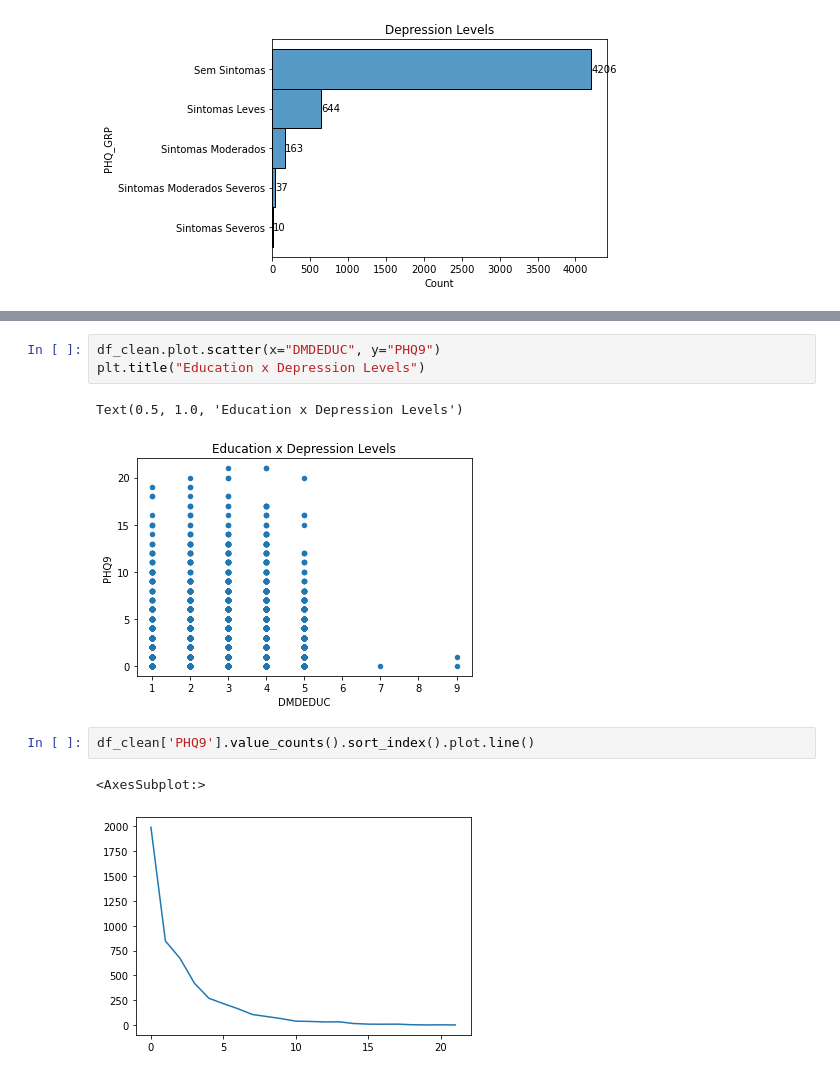
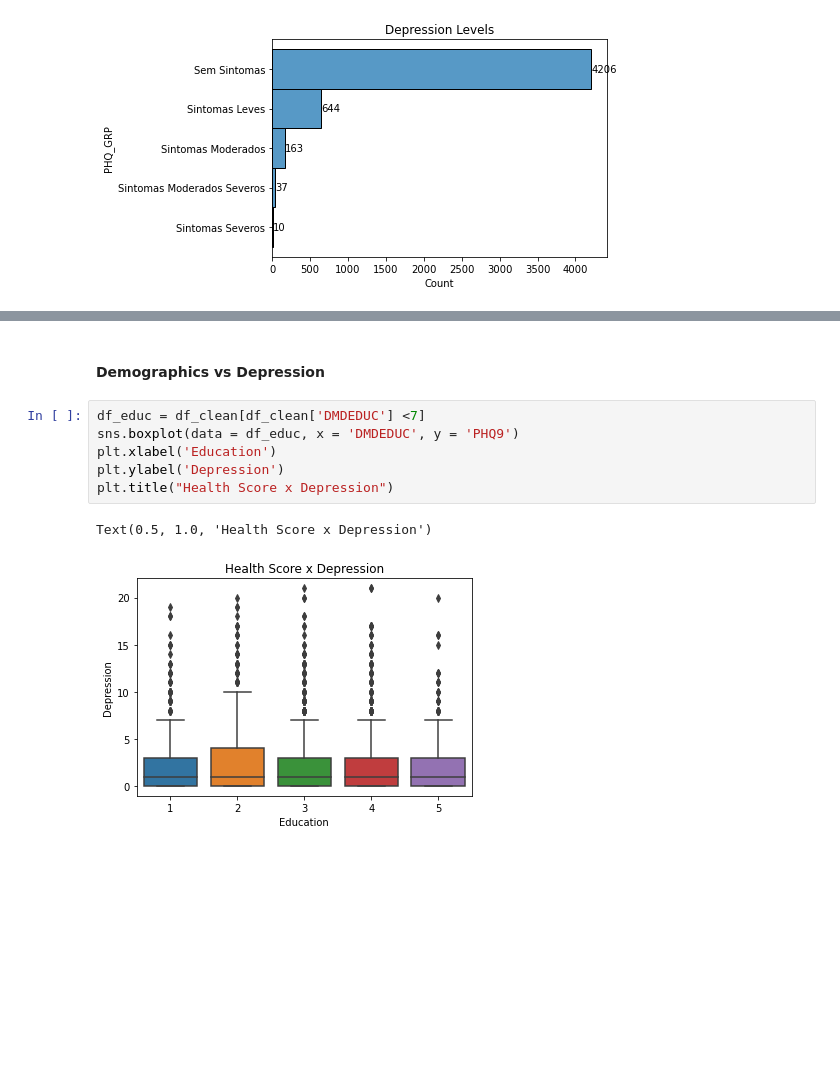
Before and after one commit to onemarcos/Tera-Jupyter-Notebook, a Jupyter notebook: Desafio Inferência/Desafio Inferência.ipynb, the cells around one changed output, grey strips where cells are left out. Drawn from its saved outputs; the diff is of its cells as text; blank space fills up the shorter version.

```diff
--- a/Desafio Inferência/Desafio Inferência.ipynb
+++ b/Desafio Inferência/Desafio Inferência.ipynb
@@ -187,12 +191,12 @@ sns.displot(df_clean, x="C13_ADDSUG", y="PHQ_GRP")
+# %% [markdown]
+#### Demographics vs Depression
 # %%
-df_clean.plot.scatter(x="DMDEDUC", y="PHQ9")
-plt.title("Education x Depression Levels")
+df_educ = df_clean[df_clean['DMDEDUC'] <7]
+sns.boxplot(data = df_educ, x = 'DMDEDUC', y = 'PHQ9')
+plt.xlabel('Education')
+plt.ylabel('Depression')
+plt.title("Health Score x Depression")
 # %% [output]
-Text(0.5, 1.0, 'Education x Depression Levels')
+Text(0.5, 1.0, 'Health Score x Depression')
-[figure, old version]
+[figure, new version]
-# %%
-df_clean['PHQ9'].value_counts().sort_index().plot.line()
-# %% [output]
-<AxesSubplot:>
-[figure, removed]
 # %%
```
Also changed, not shown: parts of 19 cells of this notebook, 1 other file.
